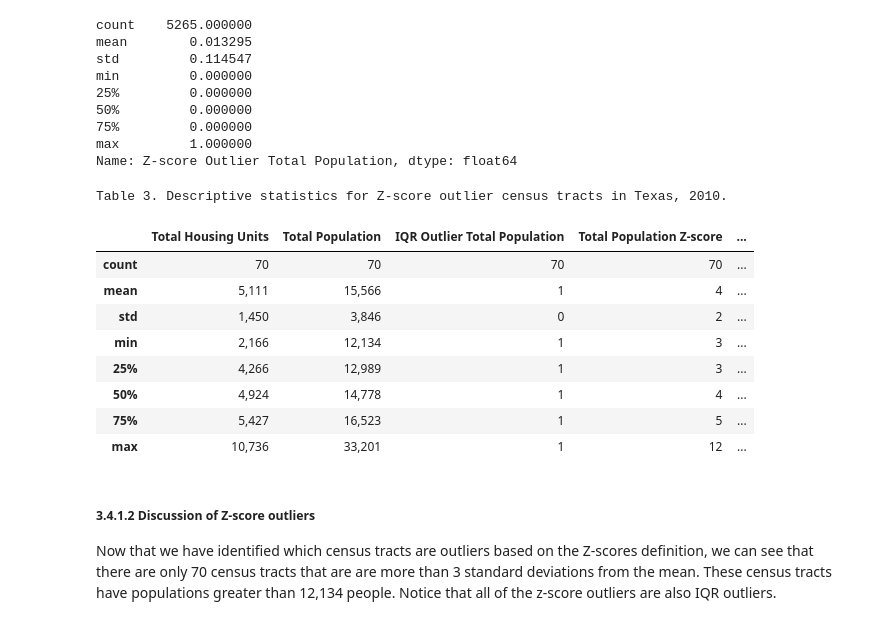
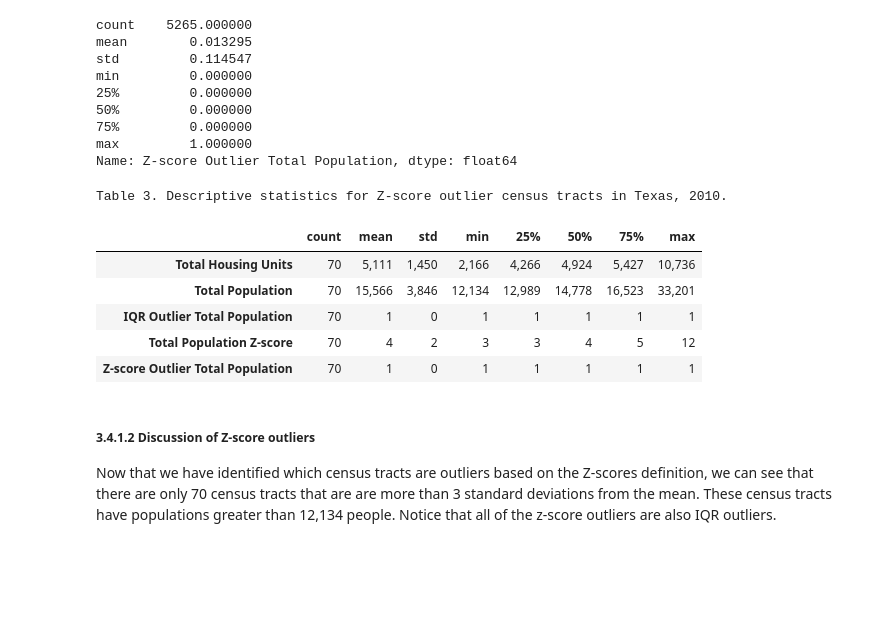
Before and after one commit to npr99/PlanningMethods, a Jupyter notebook: PLAN604_Descriptive_Statistics_CensusTracts.ipynb, the cells around one changed output. Drawn from its saved outputs; the diff is of its cells as text; code cells hidden in the pictures; blank space fills up the shorter version.

```diff
--- a/PLAN604_Descriptive_Statistics_CensusTracts.ipynb
+++ b/PLAN604_Descriptive_Statistics_CensusTracts.ipynb
@@ -385,22 +374,19 @@ min         0.000000
 max         1.000000
 Name: Z-score Outlier Total Population, dtype: float64
 # %%
-table3 = tractdf.loc[tractdf['Z-score Outlier Total Population'] == 1].describe()
+table3 = tractdf.loc[tractdf['Z-score Outlier Total Population'] == 1].describe().T
 varformat = "{:,.0f}" # The variable format adds a comma and rounds up
 table_title = "Table 3. Descriptive statistics for Z-score outlier census tracts in Texas, 2010."
 table3 = table3.style.set_caption(table_title).format(varformat).set_properties(**{'text-align': 'right'})
 table3
 # %% [output]
 Table 3. Descriptive statistics for Z-score outlier census tracts in Texas, 2010.
-|  | Total Housing Units | Total Population | IQR Outlier Total Population | Total Population Z-score | ... |
-| count | 70 | 70 | 70 | 70 | ... |
-| mean | 5,111 | 15,566 | 1 | 4 | ... |
-| std | 1,450 | 3,846 | 0 | 2 | ... |
-| min | 2,166 | 12,134 | 1 | 3 | ... |
-| 25% | 4,266 | 12,989 | 1 | 3 | ... |
-| 50% | 4,924 | 14,778 | 1 | 4 | ... |
-| 75% | 5,427 | 16,523 | 1 | 5 | ... |
-| max | 10,736 | 33,201 | 1 | 12 | ... |
+|  | count | mean | std | min | 25% | 50% | 75% | max |
+| Total Housing Units | 70 | 5,111 | 1,450 | 2,166 | 4,266 | 4,924 | 5,427 | 10,736 |
+| Total Population | 70 | 15,566 | 3,846 | 12,134 | 12,989 | 14,778 | 16,523 | 33,201 |
+| IQR Outlier Total Population | 70 | 1 | 0 | 1 | 1 | 1 | 1 | 1 |
+| Total Population Z-score | 70 | 4 | 2 | 3 | 3 | 4 | 5 | 12 |
+| Z-score Outlier Total Population | 70 | 1 | 0 | 1 | 1 | 1 | 1 | 1 |
 # %% [markdown]
 ##### 3.4.1.2 Discussion of Z-score outliers
 Now that we have identified which census tracts are outliers based on the Z-scores definition, we can see that there are only 70 census tracts that are are more than 3 standard deviations from the mean. These census tracts have populations greater than 12,134 people. Notice that all of the z-score outliers are also IQR outliers.
```
Also changed, not shown: parts of 5 cells of this notebook.
